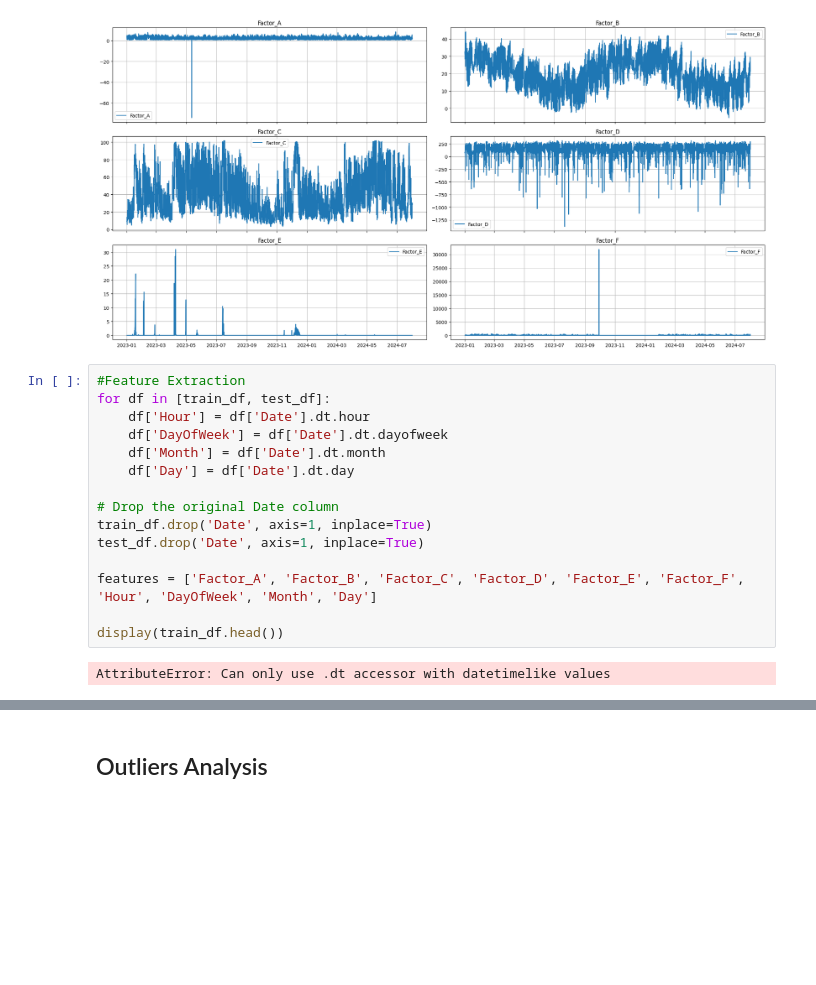
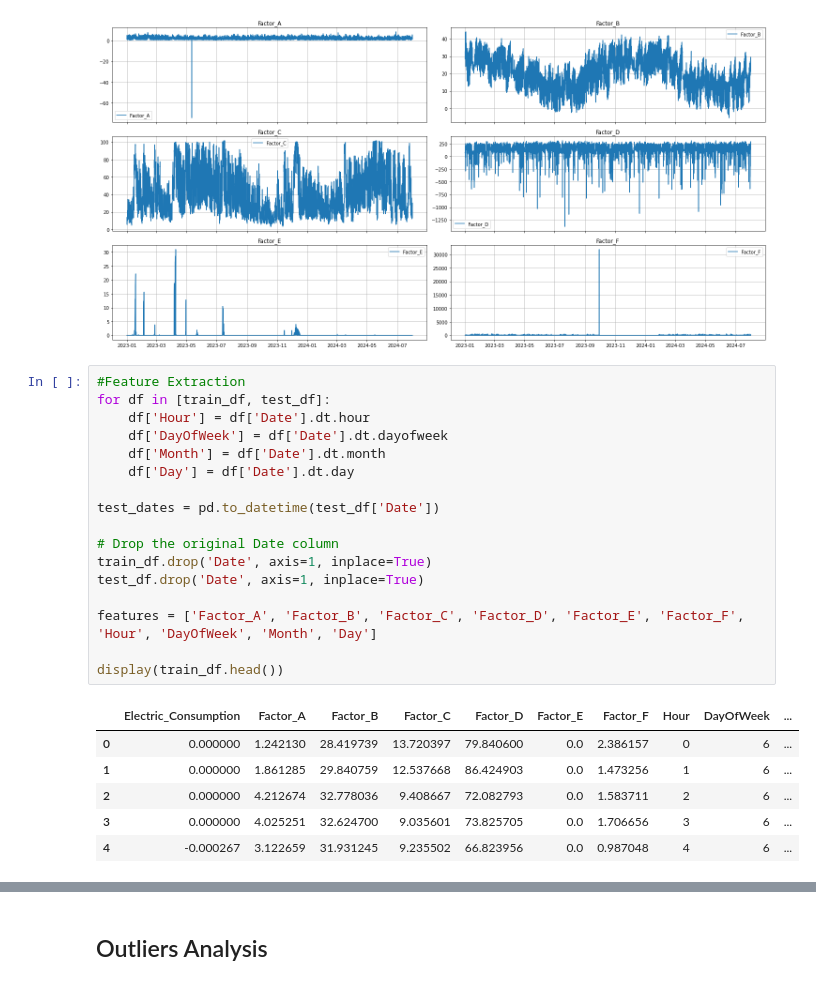
Before and after one commit to ireneburri/Burri-PredictionOfFactoryElectricConsumption, a Jupyter notebook: factory_model.ipynb, the cells around one changed output, grey strips where cells are left out. Cells and saved outputs as stored; diff of their text form; blank space fills up the shorter version.

```diff
--- a/factory_model.ipynb
+++ b/factory_model.ipynb
@@ -73,20 +74,27 @@ plt.show()
 # %%
 #Feature Extraction
 for df in [train_df, test_df]:
     df['Hour'] = df['Date'].dt.hour
     df['DayOfWeek'] = df['Date'].dt.dayofweek
     df['Month'] = df['Date'].dt.month
     df['Day'] = df['Date'].dt.day
 
+test_dates = pd.to_datetime(test_df['Date'])
+
 # Drop the original Date column
 train_df.drop('Date', axis=1, inplace=True)
 test_df.drop('Date', axis=1, inplace=True)
 
 features = ['Factor_A', 'Factor_B', 'Factor_C', 'Factor_D', 'Factor_E', 'Factor_F', 'Hour', 'DayOfWeek', 'Month', 'Day']
 
 display(train_df.head())
 # %% [output]
-AttributeError: Can only use .dt accessor with datetimelike values
+|  | Electric_Consumption | Factor_A | Factor_B | Factor_C | Factor_D | Factor_E | Factor_F | Hour | DayOfWeek | ... |
+| 0 | 0.000000 | 1.242130 | 28.419739 | 13.720397 | 79.840600 | 0.0 | 2.386157 | 0 | 6 | ... |
+| 1 | 0.000000 | 1.861285 | 29.840759 | 12.537668 | 86.424903 | 0.0 | 1.473256 | 1 | 6 | ... |
+| 2 | 0.000000 | 4.212674 | 32.778036 | 9.408667 | 72.082793 | 0.0 | 1.583711 | 2 | 6 | ... |
+| 3 | 0.000000 | 4.025251 | 32.624700 | 9.035601 | 73.825705 | 0.0 | 1.706656 | 3 | 6 | ... |
+| 4 | -0.000267 | 3.122659 | 31.931245 | 9.235502 | 66.823956 | 0.0 | 0.987048 | 4 | 6 | ... |
 # %%
 # Missing Values Check
 train_df.isnull().sum().sum()
```
Also changed, not shown: parts of 7 cells of this notebook, 3 other files.
